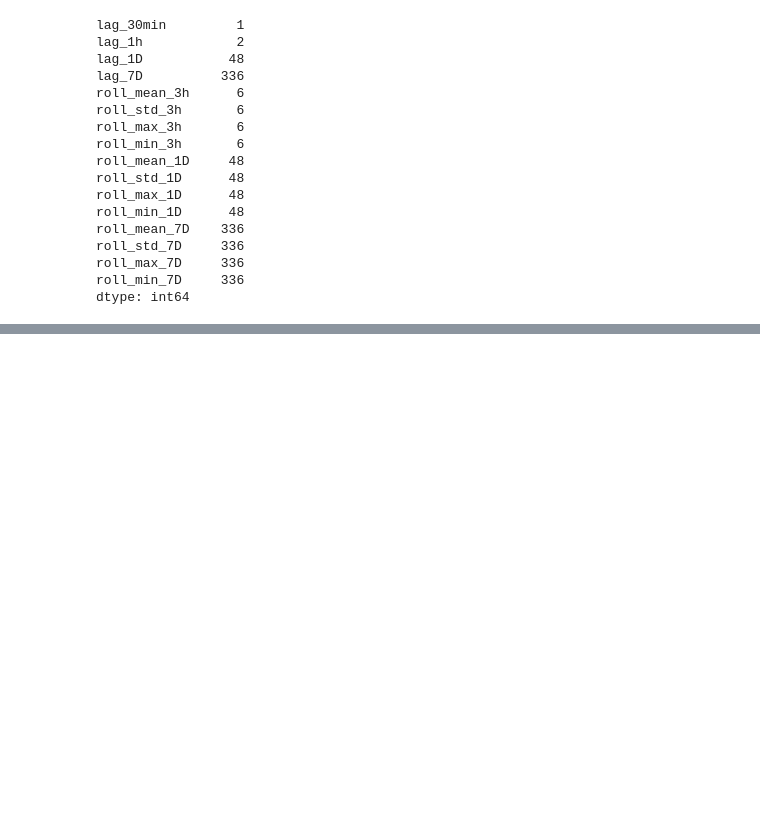
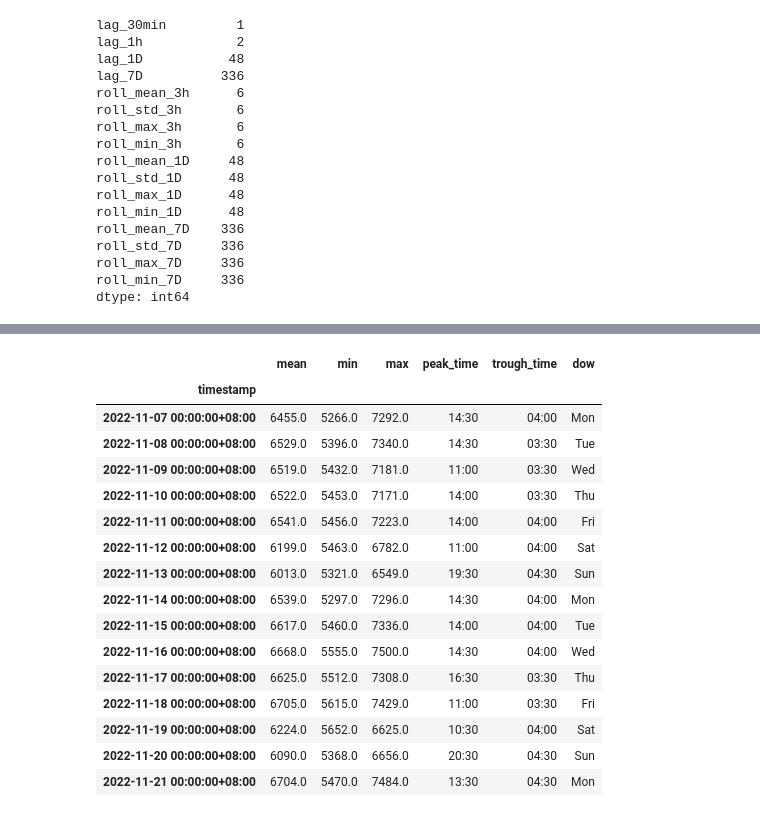
Before and after one commit to Sagnik2810Sarkar/EnergyOracle, a Jupyter notebook: src/feat_engg_eda.ipynb, the cells around one changed output, grey strips where cells are left out. Drawn from its saved outputs; the diff is of its cells as text; code cells hidden in the pictures; blank space fills up the shorter version.

```diff
--- a/src/feat_engg_eda.ipynb
+++ b/src/feat_engg_eda.ipynb
@@ -330,0 +353,26 @@ dtype: int64
+# %%
+g = y.groupby(y.index.normalize())
+daily = y.resample("1D").agg(["mean", "min", "max"])
+daily["peak_time"] = g.apply(lambda s: s.idxmax().strftime("%H:%M")).reindex(daily.index)
+daily["trough_time"] = g.apply(lambda s: s.idxmin().strftime("%H:%M")).reindex(daily.index)
+daily["dow"] = daily.index.day_name().str[:3]
+
+daily.round(0).head(15)
+# %% [output]
+|  | mean | min | max | peak_time | trough_time | dow |
+| timestamp |  |  |  |  |  |  |
+| 2022-11-07 00:00:00+08:00 | 6455.0 | 5266.0 | 7292.0 | 14:30 | 04:00 | Mon |
+| 2022-11-08 00:00:00+08:00 | 6529.0 | 5396.0 | 7340.0 | 14:30 | 03:30 | Tue |
+| 2022-11-09 00:00:00+08:00 | 6519.0 | 5432.0 | 7181.0 | 11:00 | 03:30 | Wed |
+| 2022-11-10 00:00:00+08:00 | 6522.0 | 5453.0 | 7171.0 | 14:00 | 03:30 | Thu |
+| 2022-11-11 00:00:00+08:00 | 6541.0 | 5456.0 | 7223.0 | 14:00 | 04:00 | Fri |
+| 2022-11-12 00:00:00+08:00 | 6199.0 | 5463.0 | 6782.0 | 11:00 | 04:00 | Sat |
+| 2022-11-13 00:00:00+08:00 | 6013.0 | 5321.0 | 6549.0 | 19:30 | 04:30 | Sun |
+| 2022-11-14 00:00:00+08:00 | 6539.0 | 5297.0 | 7296.0 | 14:30 | 04:00 | Mon |
+| 2022-11-15 00:00:00+08:00 | 6617.0 | 5460.0 | 7336.0 | 14:00 | 04:00 | Tue |
+| 2022-11-16 00:00:00+08:00 | 6668.0 | 5555.0 | 7500.0 | 14:30 | 04:00 | Wed |
+| 2022-11-17 00:00:00+08:00 | 6625.0 | 5512.0 | 7308.0 | 16:30 | 03:30 | Thu |
+| 2022-11-18 00:00:00+08:00 | 6705.0 | 5615.0 | 7429.0 | 11:00 | 03:30 | Fri |
+| 2022-11-19 00:00:00+08:00 | 6224.0 | 5652.0 | 6625.0 | 10:30 | 04:00 | Sat |
+| 2022-11-20 00:00:00+08:00 | 6090.0 | 5368.0 | 6656.0 | 20:30 | 04:30 | Sun |
+| 2022-11-21 00:00:00+08:00 | 6704.0 | 5470.0 | 7484.0 | 13:30 | 04:30 | Mon |
```
Also changed, not shown: parts of 9 cells of this notebook.
